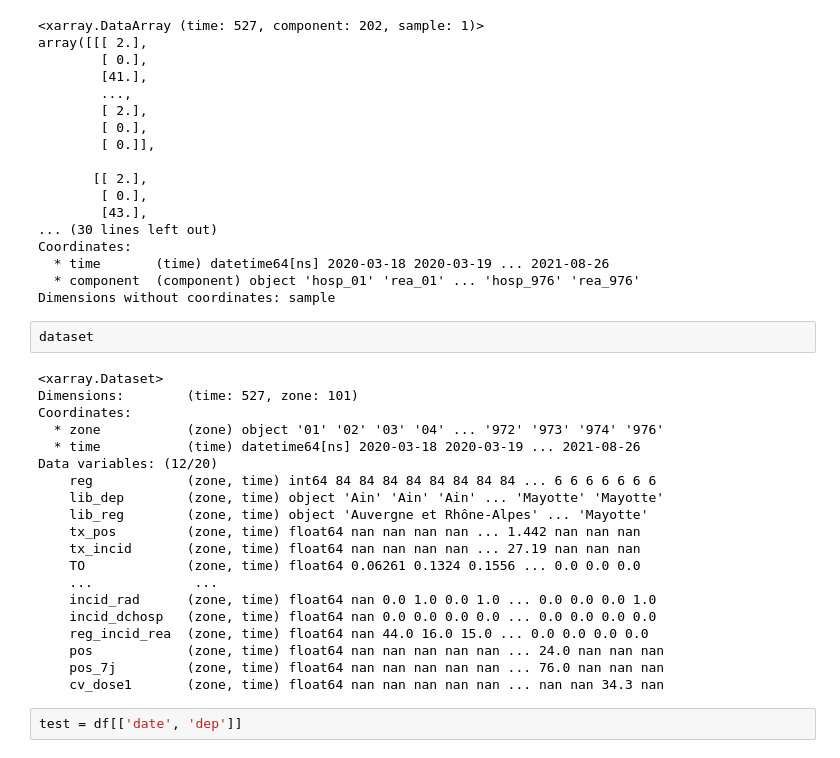
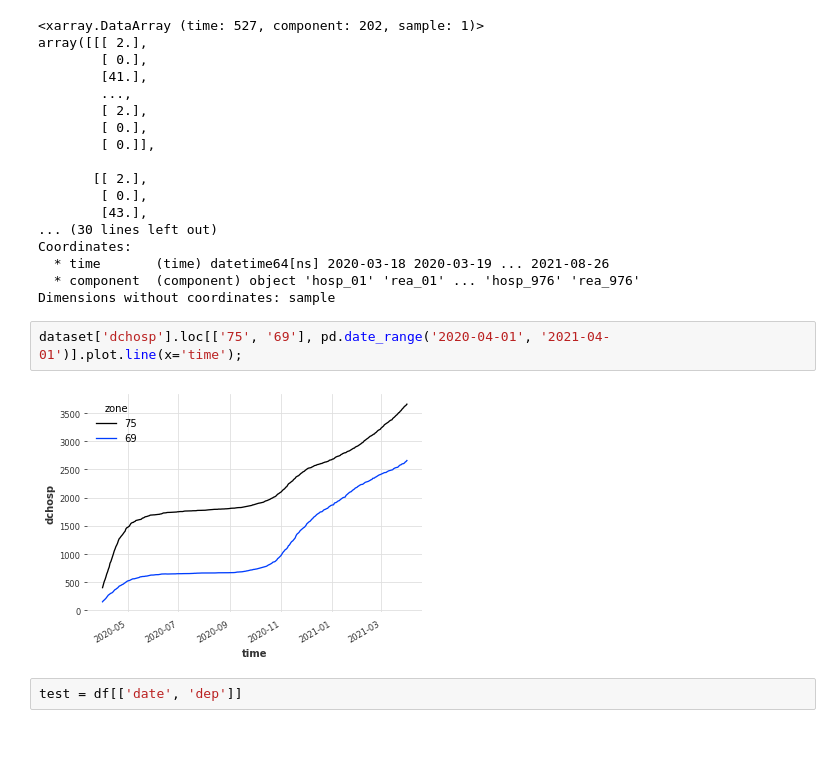
Before and after one commit to limiteinductive/elaine_and_the_gentle_boyz, a Jupyter notebook: notebooks/darts.ipynb, the cells around one changed output. Drawn from its saved outputs; the diff is of its cells as text.

```diff
--- a/notebooks/darts.ipynb
+++ b/notebooks/darts.ipynb
@@ -67,28 +69,10 @@ Coordinates:
   * time       (time) datetime64[ns] 2020-03-18 2020-03-19 ... 2021-08-26
   * component  (component) object 'hosp_01' 'rea_01' ... 'hosp_976' 'rea_976'
 Dimensions without coordinates: sample
-# %%
-dataset
-# %% [output]
-<xarray.Dataset>
-Dimensions:        (time: 527, zone: 101)
-Coordinates:
-  * zone           (zone) object '01' '02' '03' '04' ... '972' '973' '974' '976'
-  * time           (time) datetime64[ns] 2020-03-18 2020-03-19 ... 2021-08-26
-Data variables: (12/20)
-    reg            (zone, time) int64 84 84 84 84 84 84 84 84 ... 6 6 6 6 6 6 6
-    lib_dep        (zone, time) object 'Ain' 'Ain' 'Ain' ... 'Mayotte' 'Mayotte'
-    lib_reg        (zone, time) object 'Auvergne et Rhône-Alpes' ... 'Mayotte'
-    tx_pos         (zone, time) float64 nan nan nan nan ... 1.442 nan nan nan
-    tx_incid       (zone, time) float64 nan nan nan nan ... 27.19 nan nan nan
-    TO             (zone, time) float64 0.06261 0.1324 0.1556 ... 0.0 0.0 0.0
-    ...             ...
-    incid_rad      (zone, time) float64 nan 0.0 1.0 0.0 1.0 ... 0.0 0.0 0.0 1.0
-    incid_dchosp   (zone, time) float64 nan 0.0 0.0 0.0 0.0 ... 0.0 0.0 0.0 0.0
-    reg_incid_rea  (zone, time) float64 nan 44.0 16.0 15.0 ... 0.0 0.0 0.0 0.0
-    pos            (zone, time) float64 nan nan nan nan nan ... 24.0 nan nan nan
-    pos_7j         (zone, time) float64 nan nan nan nan nan ... 76.0 nan nan nan
-    cv_dose1       (zone, time) float64 nan nan nan nan nan ... nan nan 34.3 nan
+# %%
+dataset['dchosp'].loc[['75', '69'], pd.date_range('2020-04-01', '2021-04-01')].plot.line(x='time');
+# %% [output]
+[figure, added]
 # %%
 test = df[['date', 'dep']]
 # %%
```
Also changed, not shown: parts of 3 cells of this notebook, 3 other files.
